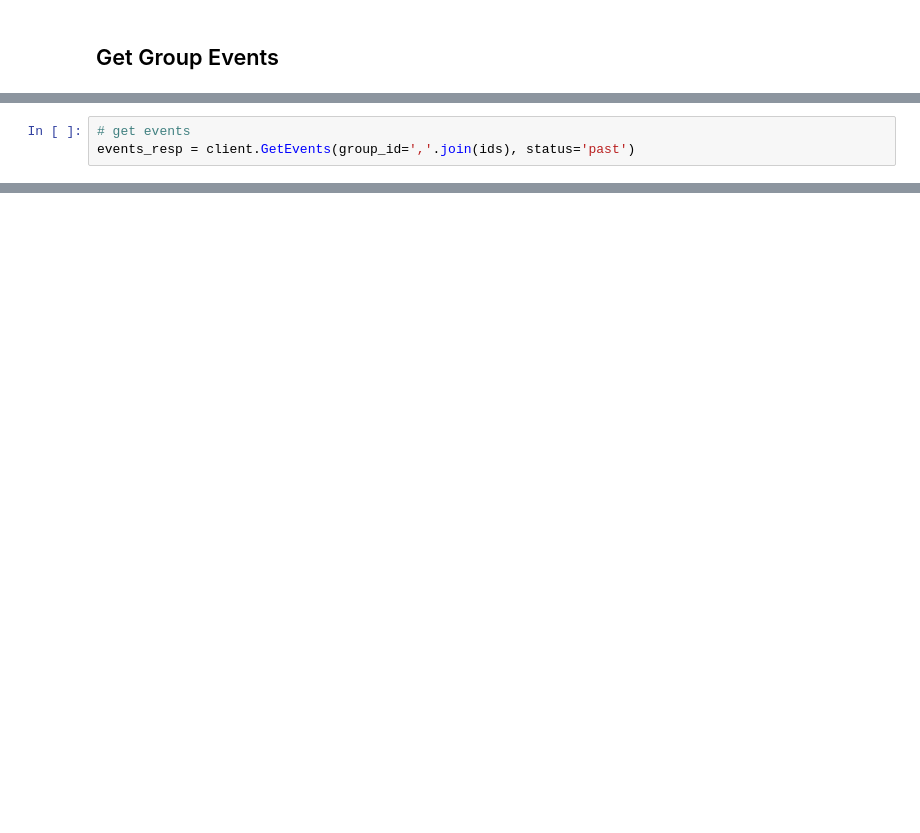
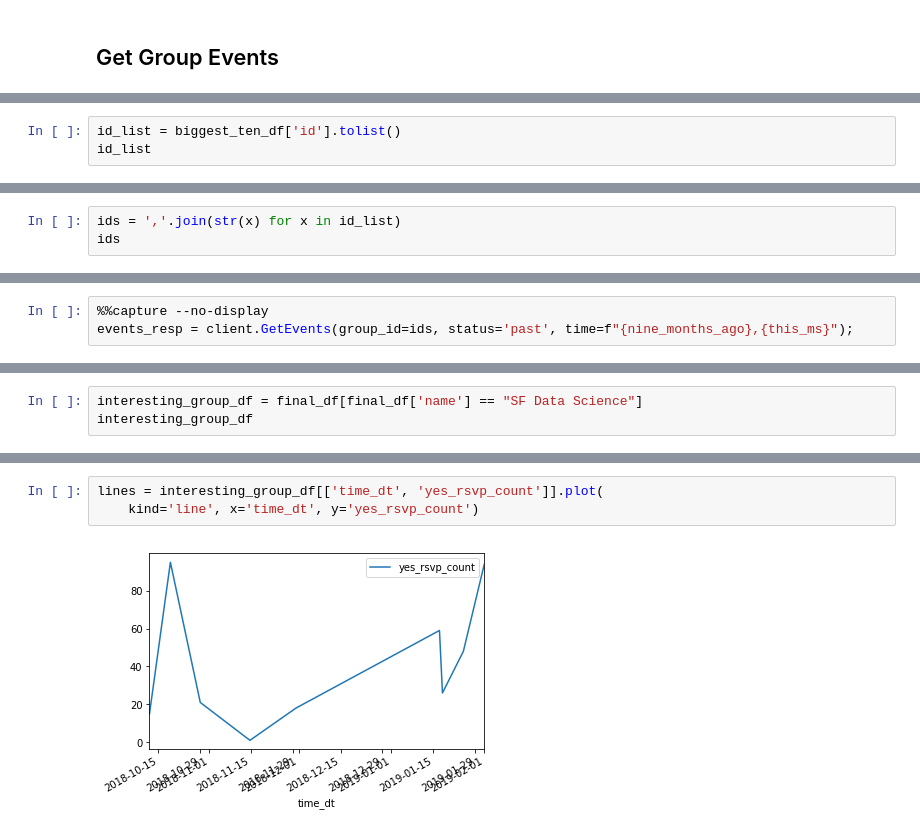
Before and after one commit to redpanda-ai/datascience_challenges, a Jupyter notebook: 01_explore_meetup_api/explore_sf_meetups.ipynb, the cells around one changed output, grey strips where cells are left out. Drawn from its saved outputs; the diff is of its cells as text; blank space fills up the shorter version.

```diff
--- a/01_explore_meetup_api/explore_sf_meetups.ipynb
+++ b/01_explore_meetup_api/explore_sf_meetups.ipynb
@@ -360,0 +384,3 @@ ids
+# %%
+id_list = biggest_ten_df['id'].tolist()
+id_list
@@ -360,0 +398,3 @@ ids
+# %%
+ids = ','.join(str(x) for x in id_list)
+ids
@@ -361,3 +412,3 @@ ids
 # %%
-# get events
-events_resp = client.GetEvents(group_id=','.join(ids), status='past')
+%%capture --no-display
+events_resp = client.GetEvents(group_id=ids, status='past', time=f"{nine_months_ago},{this_ms}");
@@ -458,0 +497,3 @@ Use datetime.datetime.fromtimestamp:
+# %%
+interesting_group_df = final_df[final_df['name'] == "SF Data Science"]
+interesting_group_df
@@ -458,0 +511,5 @@ Use datetime.datetime.fromtimestamp:
+# %%
+lines = interesting_group_df[['time_dt', 'yes_rsvp_count']].plot(
+    kind='line', x='time_dt', y='yes_rsvp_count')
+# %% [output]
+[figure, added]
```
Also changed, not shown: parts of 54 cells of this notebook, 1 other file.
